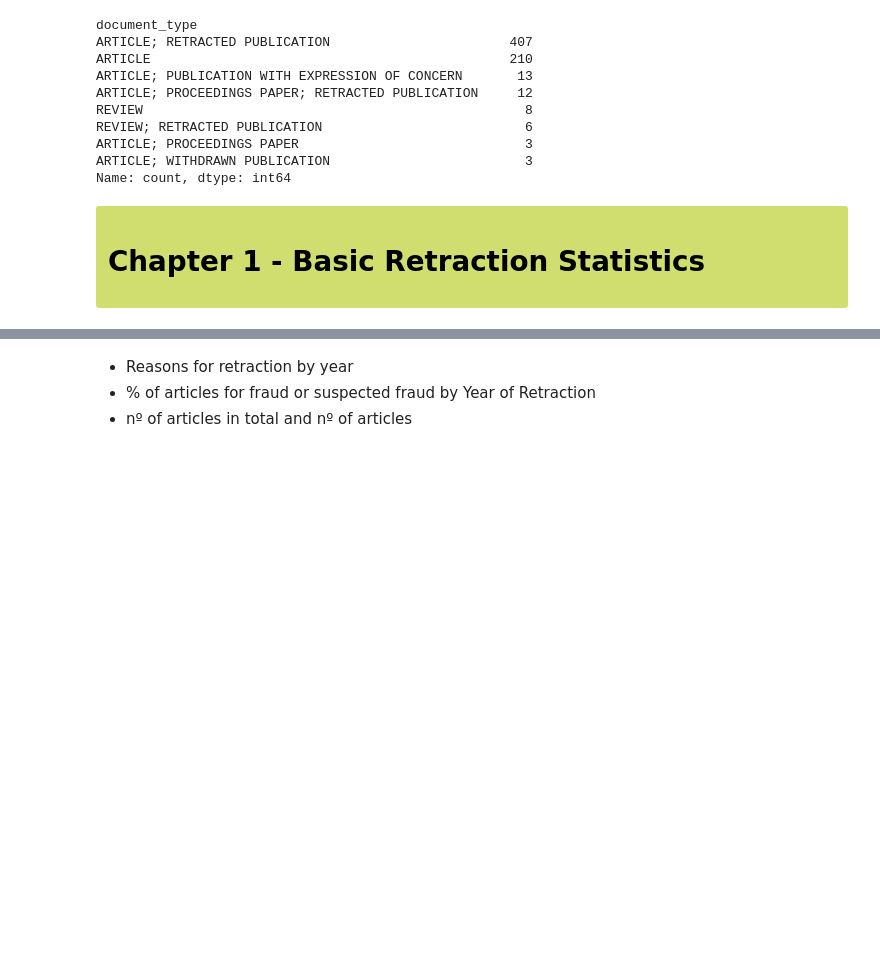
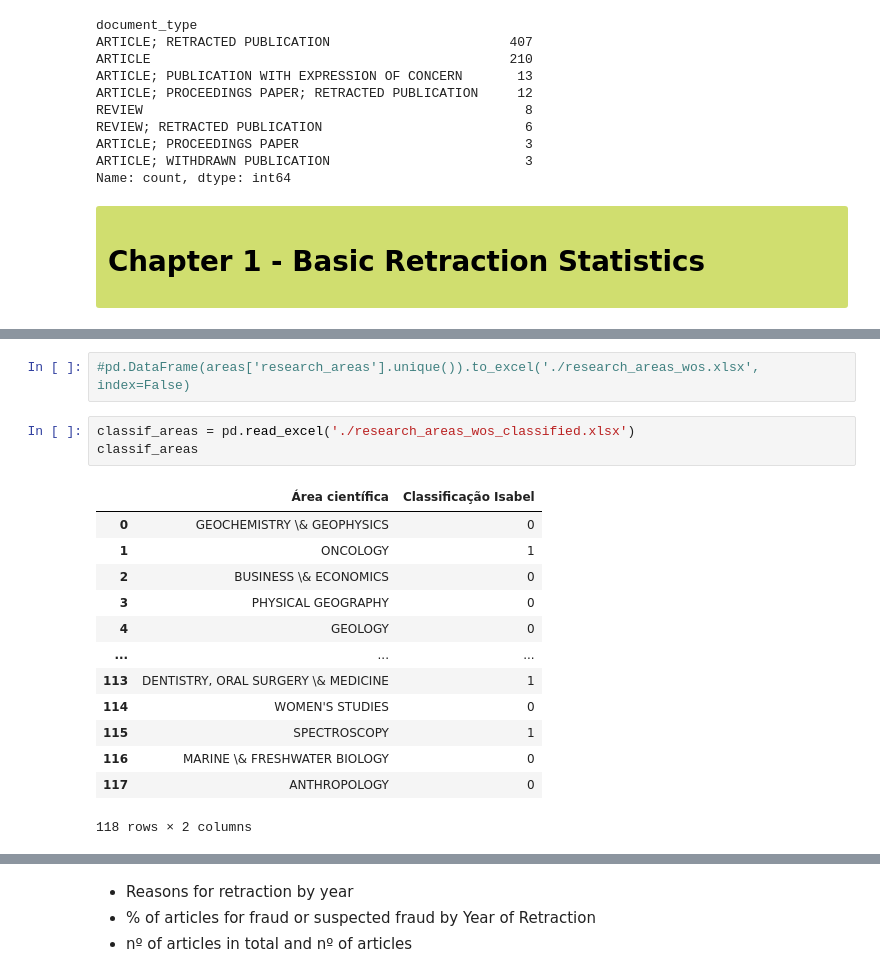
Before and after one commit to IsabelCD/Retractions, a Jupyter notebook: firstobjective.ipynb, the cells around one changed output, grey strips where cells are left out. Saved outputs shown, nothing was run; the diff lists cells and outputs as text; blank space fills up the shorter version.

```diff
--- a/firstobjective.ipynb
+++ b/firstobjective.ipynb
@@ -82,0 +139,19 @@ Name: count, dtype: int64
+# %%
+#pd.DataFrame(areas['research_areas'].unique()).to_excel('./research_areas_wos.xlsx', index=False)
+# %%
+classif_areas = pd.read_excel('./research_areas_wos_classified.xlsx')
+classif_areas
+# %% [output]
+|  | Área científica | Classificação Isabel |
+| 0 | GEOCHEMISTRY \& GEOPHYSICS | 0 |
+| 1 | ONCOLOGY | 1 |
+| 2 | BUSINESS \& ECONOMICS | 0 |
+| 3 | PHYSICAL GEOGRAPHY | 0 |
+| 4 | GEOLOGY | 0 |
+| ... | ... | ... |
+| 113 | DENTISTRY, ORAL SURGERY \& MEDICINE | 1 |
+| 114 | WOMEN'S STUDIES | 0 |
+| 115 | SPECTROSCOPY | 1 |
+| 116 | MARINE \& FRESHWATER BIOLOGY | 0 |
+| 117 | ANTHROPOLOGY | 0 |
+118 rows × 2 columns
```
Also changed, not shown: parts of 70 cells of this notebook, 14 other files.
